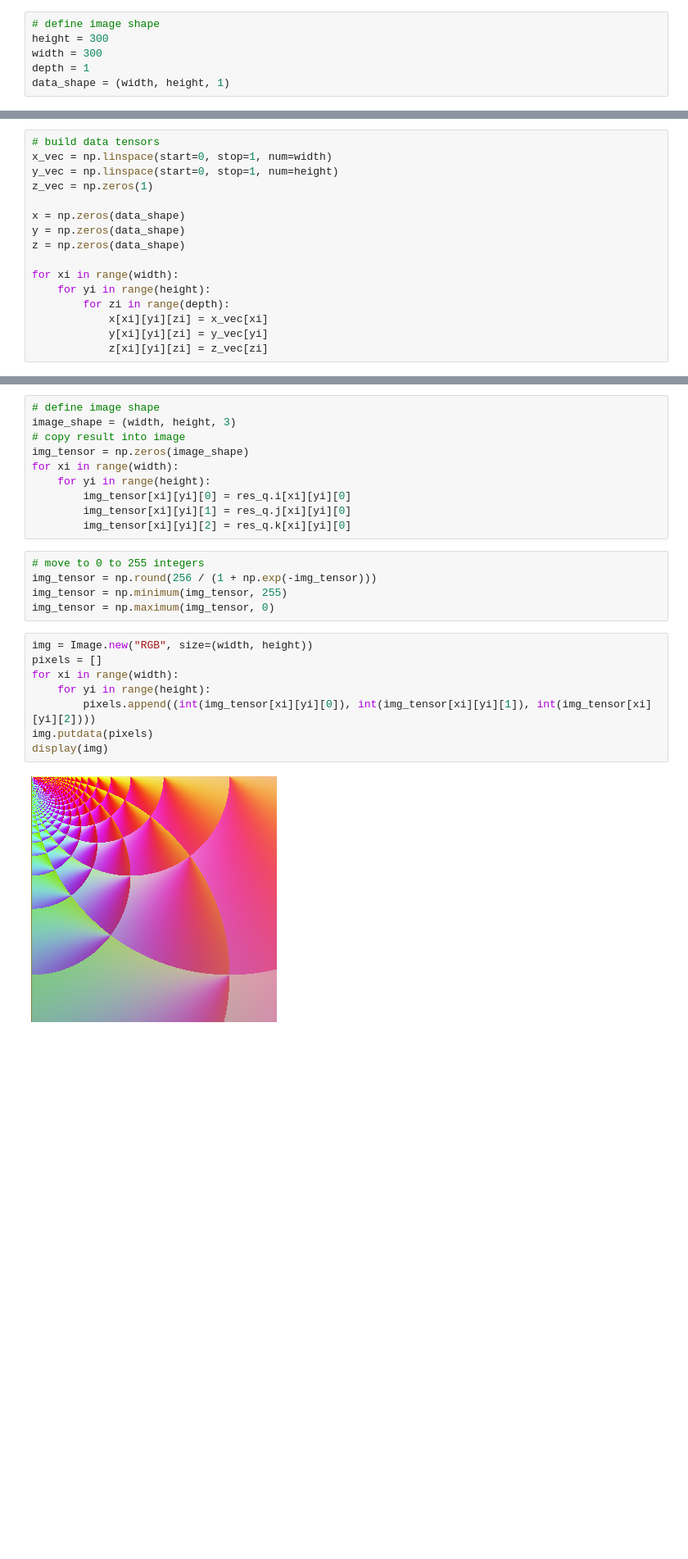
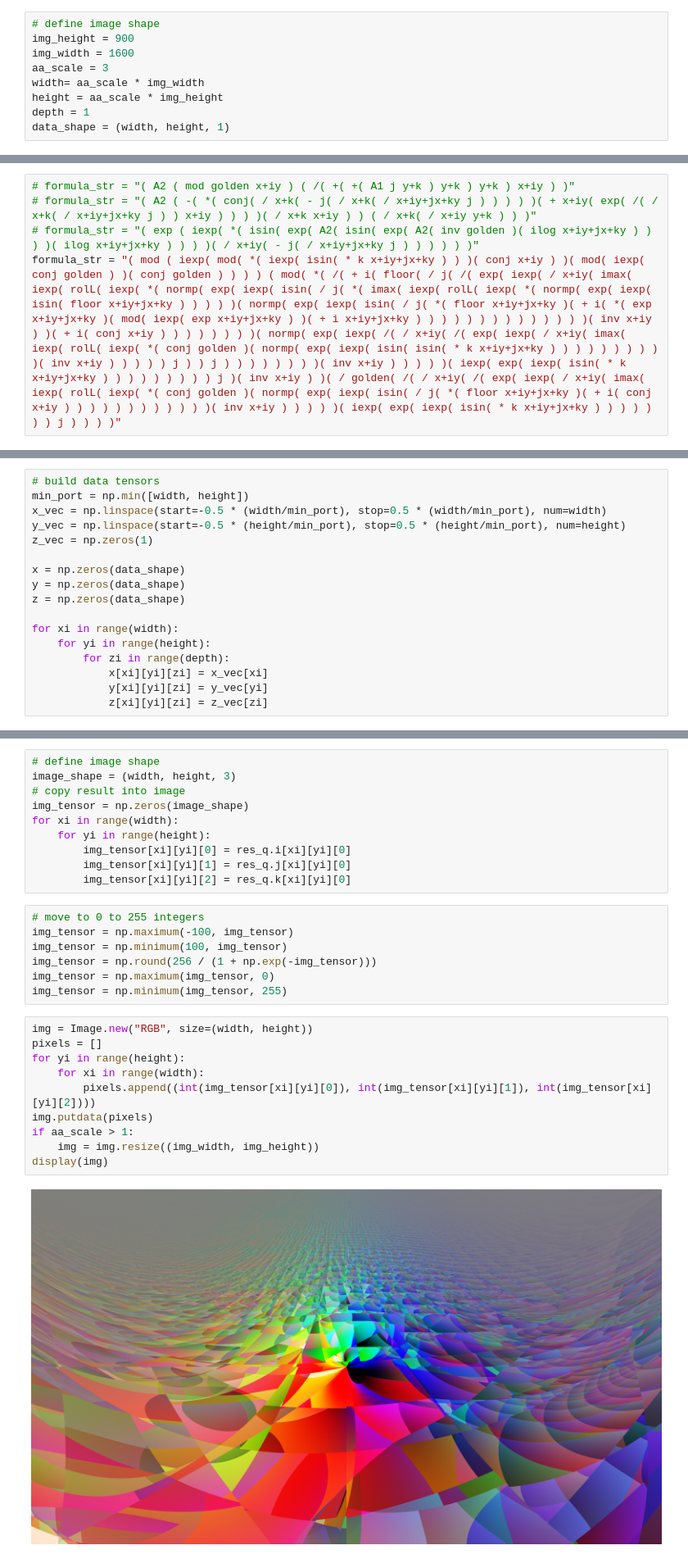
Before and after one commit to JohnMount/Gart, a Jupyter notebook: py/img_example.ipynb, the cells around one changed output, grey strips where cells are left out. Shown at 82% size. Drawn from its saved outputs; the diff is of its cells as text; blank space fills up the shorter version.

Commit message:
convert to an image TODO: check we are using the conversion from the Java code

```diff
--- a/py/img_example.ipynb
+++ b/py/img_example.ipynb
@@ -11,7 +11,10 @@ from quaternion import Quaternions
 from op_map import formula_to_op_tree, OpDescr, QOP_tree, r_dispatch
 # %%
 # define image shape
-height = 300
-width = 300
+img_height = 900
+img_width = 1600
+aa_scale = 3
+width= aa_scale * img_width
+height = aa_scale * img_height
 depth = 1
 data_shape = (width, height, 1)
@@ -20,2 +21,7 @@ formula_str = "( A2 ( mod golden x+iy ) ( /( +( +( A1 j y+k ) y+k ) y+k ) x+iy )
+# %%
+# formula_str = "( A2 ( mod golden x+iy ) ( /( +( +( A1 j y+k ) y+k ) y+k ) x+iy ) )"
+# formula_str = "( A2 ( -( *( conj( / x+k( - j( / x+k( / x+iy+jx+ky j ) ) ) ) )( + x+iy( exp( /( / x+k( / x+iy+jx+ky j ) ) x+iy ) ) ) )( / x+k x+iy ) ) ( / x+k( / x+iy y+k ) ) )"
+# formula_str = "( exp ( iexp( *( isin( exp( A2( isin( exp( A2( inv golden )( ilog x+iy+jx+ky ) ) ) )( ilog x+iy+jx+ky ) ) ) )( / x+iy( - j( / x+iy+jx+ky j ) ) ) ) ) )"
+formula_str = "( mod ( iexp( mod( *( iexp( isin( * k x+iy+jx+ky ) ) )( conj x+iy ) )( mod( iexp( conj golden ) )( conj golden ) ) ) ) ( mod( *( /( + i( floor( / j( /( exp( iexp( / x+iy( imax( iexp( rolL( iexp( *( normp( exp( iexp( isin( / j( *( imax( iexp( rolL( iexp( *( normp( exp( iexp( isin( floor x+iy+jx+ky ) ) ) ) )( normp( exp( iexp( isin( / j( *( floor x+iy+jx+ky )( + i( *( exp x+iy+jx+ky )( mod( iexp( exp x+iy+jx+ky ) )( + i x+iy+jx+ky ) ) ) ) ) ) ) ) ) ) ) ) ) )( inv x+iy ) )( + i( conj x+iy ) ) ) ) ) ) ) )( normp( exp( iexp( /( / x+iy( /( exp( iexp( / x+iy( imax( iexp( rolL( iexp( *( conj golden )( normp( exp( iexp( isin( isin( * k x+iy+jx+ky ) ) ) ) ) ) ) ) ) )( inv x+iy ) ) ) ) ) j ) ) j ) ) ) ) ) ) ) )( inv x+iy ) ) ) ) )( iexp( exp( iexp( isin( * k x+iy+jx+ky ) ) ) ) ) ) ) ) ) j )( inv x+iy ) )( / golden( /( / x+iy( /( exp( iexp( / x+iy( imax( iexp( rolL( iexp( *( conj golden )( normp( exp( iexp( isin( / j( *( floor x+iy+jx+ky )( + i( conj x+iy ) ) ) ) ) ) ) ) ) ) ) )( inv x+iy ) ) ) ) )( iexp( exp( iexp( isin( * k x+iy+jx+ky ) ) ) ) ) ) ) j ) ) ) )"
 # %%
 op_tree = formula_to_op_tree(formula_str)
@@ -42,7 +28,8 @@ OpDescr(name='A2', degree=2, call_str='qaut2(a, b)', call_name='qaut2', depends_
 # %%
 # build data tensors
-x_vec = np.linspace(start=0, stop=1, num=width)
-y_vec = np.linspace(start=0, stop=1, num=height)
+min_port = np.min([width, height])
+x_vec = np.linspace(start=-0.5 * (width/min_port), stop=0.5 * (width/min_port), num=width)
+y_vec = np.linspace(start=-0.5 * (height/min_port), stop=0.5 * (height/min_port), num=height)
 z_vec = np.zeros(1)
 
 x = np.zeros(data_shape)
@@ -71,16 +58,20 @@ for xi in range(width):
         img_tensor[xi][yi][2] = res_q.k[xi][yi][0]
 # %%
 # move to 0 to 255 integers
+img_tensor = np.maximum(-100, img_tensor)
+img_tensor = np.minimum(100, img_tensor)
 img_tensor = np.round(256 / (1 + np.exp(-img_tensor)))
+img_tensor = np.maximum(img_tensor, 0)
 img_tensor = np.minimum(img_tensor, 255)
-img_tensor = np.maximum(img_tensor, 0)
 # %%
 img = Image.new("RGB", size=(width, height))
 pixels = []
-for xi in range(width):
-    for yi in range(height):
+for yi in range(height):
+    for xi in range(width):
         pixels.append((int(img_tensor[xi][yi][0]), int(img_tensor[xi][yi][1]), int(img_tensor[xi][yi][2])))
 img.putdata(pixels)
+if aa_scale > 1:
+    img = img.resize((img_width, img_height))
 display(img)
 # %% [output]
-[figure, old version]
+[figure, new version]
```
Also changed, not shown: parts of 3 cells of this notebook.
